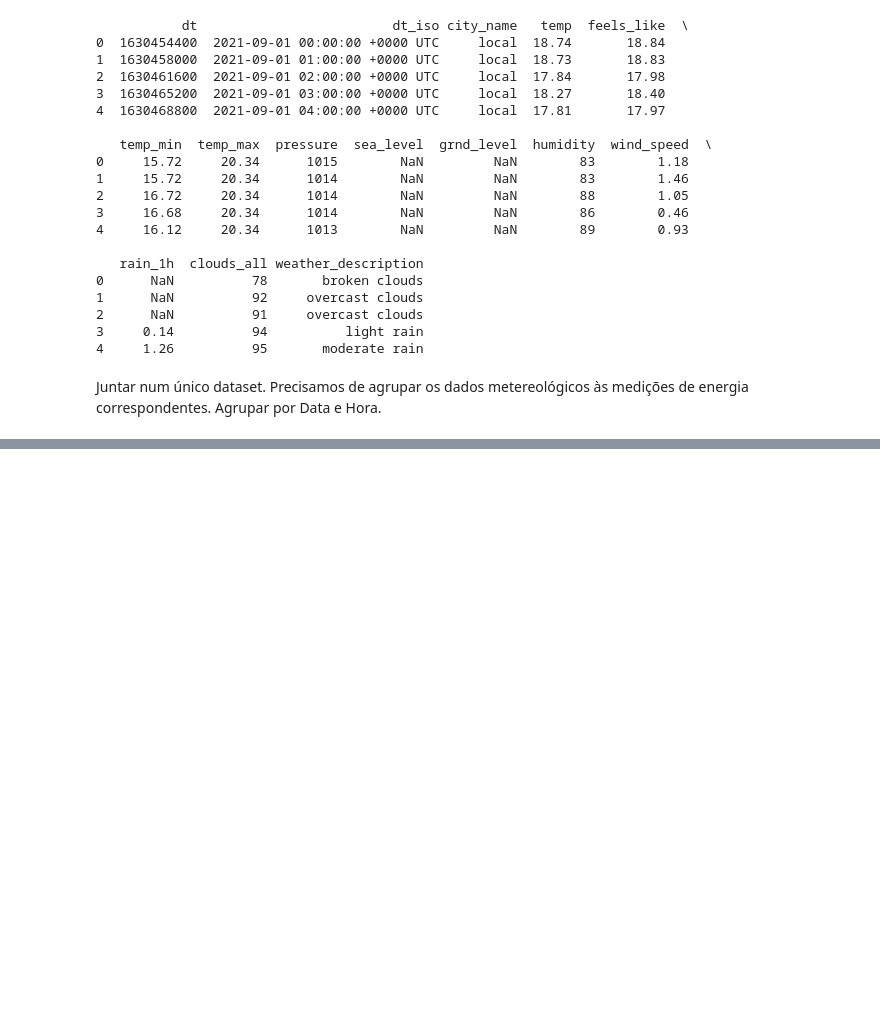
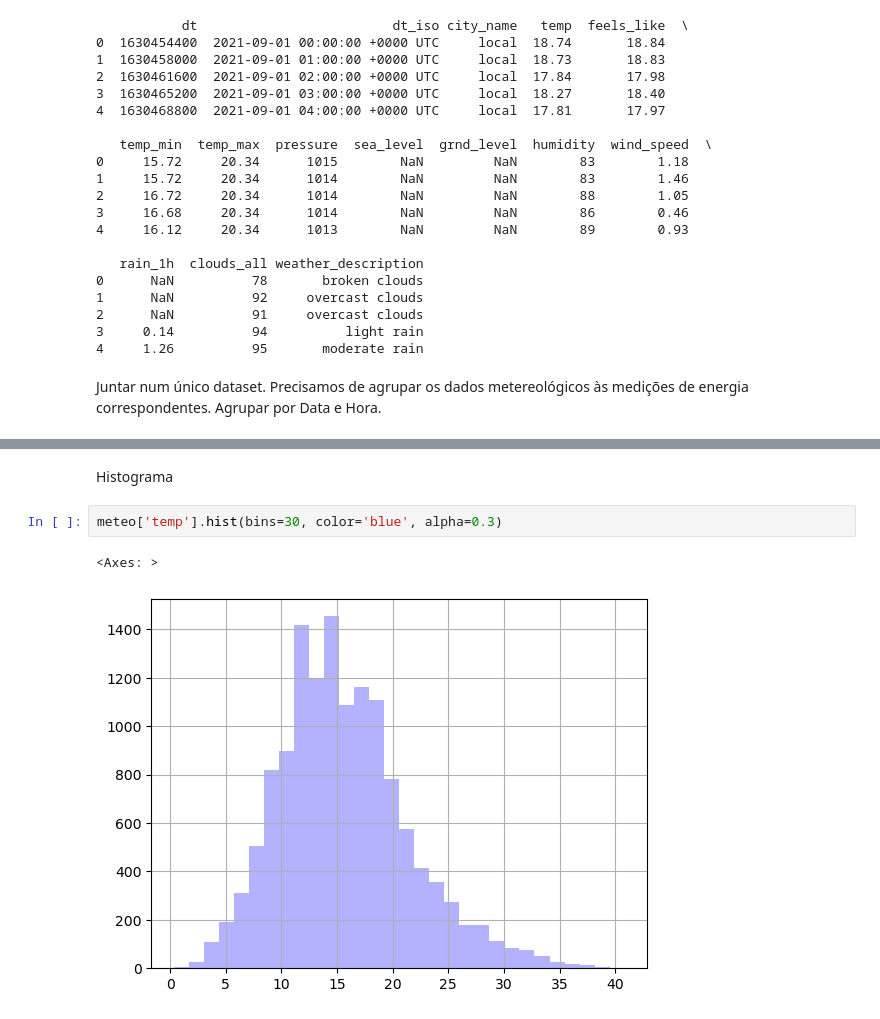
Before and after one commit to jpgoncalves13/DAA, a Jupyter notebook: DatasetCompeticao/dataset_competicao.ipynb, the cells around one changed output, grey strips where cells are left out. Saved outputs shown, nothing was run; the diff lists cells and outputs as text; blank space fills up the shorter version.

```diff
--- a/DatasetCompeticao/dataset_competicao.ipynb
+++ b/DatasetCompeticao/dataset_competicao.ipynb
@@ -197,0 +284,7 @@ meteo.info()
+# %% [markdown]
+Histograma
+# %%
+meteo['temp'].hist(bins=30, color='blue', alpha=0.3)
+# %% [output]
+<Axes: >
+[figure, added]
```
Also changed, not shown: parts of 26 cells of this notebook.
